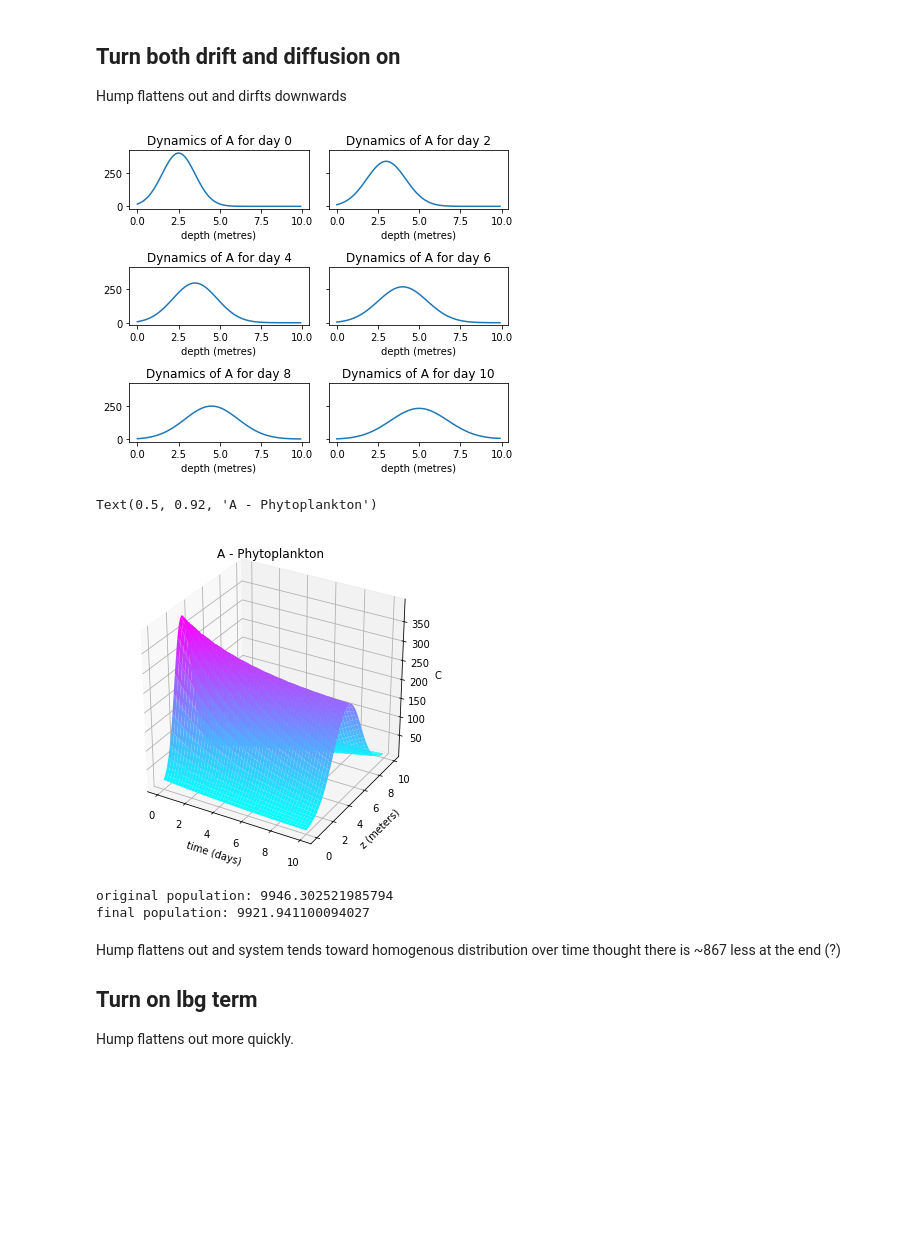
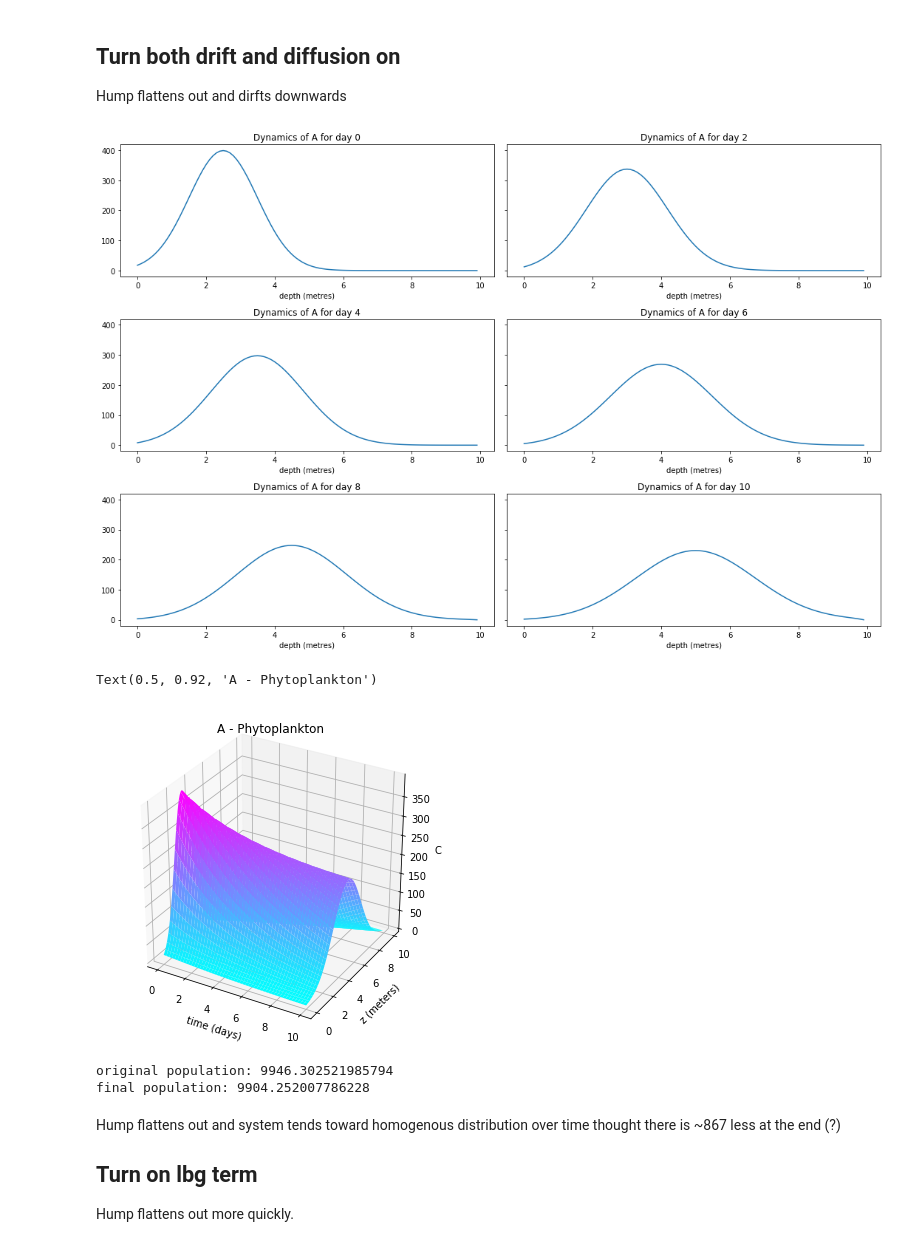
Before and after one commit to alisonpeard/phytoplankton_dynamics, a Jupyter notebook: Python Notebooks/Building up to a Solution - NEEDS CLEANING.ipynb, the cells around one changed output. Cells and saved outputs as stored; diff of their text form; code cells hidden in the pictures; blank space fills up the shorter version.

```diff
--- a/Python Notebooks/Building up to a Solution - NEEDS CLEANING.ipynb
+++ b/Python Notebooks/Building up to a Solution - NEEDS CLEANING.ipynb
@@ -72,7 +61,7 @@ def next_step_A(z,A):
 
     A_next[0] = d/(2*v*dz + 3*d)*( 4 * A_next[1] - A_next[2] )
 
-    A_next[-1] = (- A_next[-3] + 4*A_next[-2] )/3 # possible issue here
+    A_next[-1] = 0 #(- A_next[-3] + 4*A_next[-2] )/3
 
     return A_next
 # %%
@@ -166,36 +151,35 @@ lbg = 0.0 # Specific algal maintenance respiration losses
 
 i = 1
 for t in time_steps[:-2]:
     A[:,i] = next_step_A(z_grid,A[:,i-1])
     i = i+1
 
-#fig, axs = plt.subplots(3,2, figsize=(15,10), sharey=True)
-fig, axs = plt.subplots(3,2, figsize=(6,5), sharey=True)
+fig, axs = plt.subplots(3,2, figsize=(15,10), sharey=True)
 
 axs[0,0].plot(z_grid,A[:,steps[0]])
 axs[0,1].plot(z_grid,A[:,steps[1]])
 axs[1,0].plot(z_grid,A[:,steps[2]])
 axs[1,1].plot(z_grid,A[:,steps[3]])
 axs[2,0].plot(z_grid,A[:,steps[4]])
 axs[2,1].plot(z_grid,A[:,steps[5]-1])
 
 axs[0,0].set_title('Dynamics of A for day {}'.format(int(10*fractions[0])))
 axs[0,1].set_title('Dynamics of A for day {}'.format(int(10*fractions[1])))
 axs[1,0].set_title('Dynamics of A for day {}'.format(int(10*fractions[2])))
 axs[1,1].set_title('Dynamics of A for day {}'.format(int(10*fractions[3])))
 axs[2,0].set_title('Dynamics of A for day {}'.format(int(10*fractions[4])))
 axs[2,1].set_title('Dynamics of A for day {}'.format(int(10*fractions[5])))
 
 axs[0,0].set_xlabel('depth (metres)')
 axs[0,1].set_xlabel('depth (metres)')
 axs[1,0].set_xlabel('depth (metres)')
 axs[1,1].set_xlabel('depth (metres)')
 axs[2,0].set_xlabel('depth (metres)')
 axs[2,1].set_xlabel('depth (metres)')
 
 plt.tight_layout()
 # %% [output]
-[figure, old version]
+[figure, new version]
 # %%
 T,Z = np.meshgrid(time_steps[:-1],z_grid)
 
@@ -208,12 +192,12 @@ ax.set_zlabel('C')
 ax.set_title('A - Phytoplankton')
 # %% [output]
 Text(0.5, 0.92, 'A - Phytoplankton')
-[figure, old version]
+[figure, new version]
 # %%
 print("original population: {}\nfinal population: {}".format(sum(A[:,0]),sum(A[:,-1])))
 # %% [output]
 original population: 9946.302521985794
-final population: 9921.941100094027
+final population: 9904.252007786228
 # %% [markdown]
 Hump flattens out and system tends toward homogenous distribution over time thought there is ~867 less at the end (?)
 
```
Also changed, not shown: parts of 41 cells of this notebook, 22 other files.
